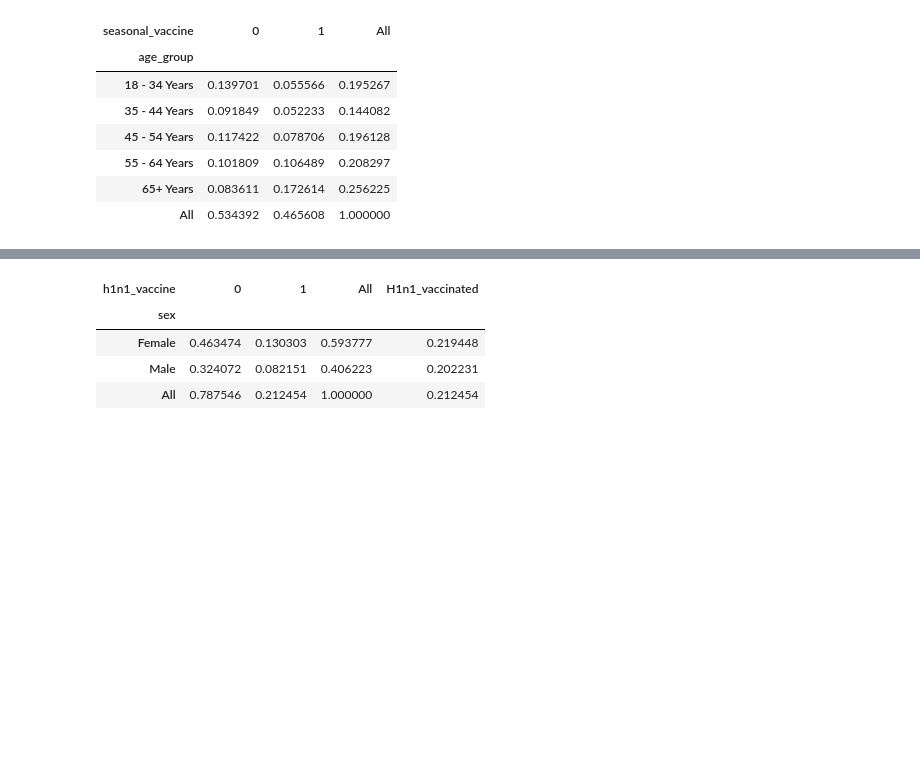
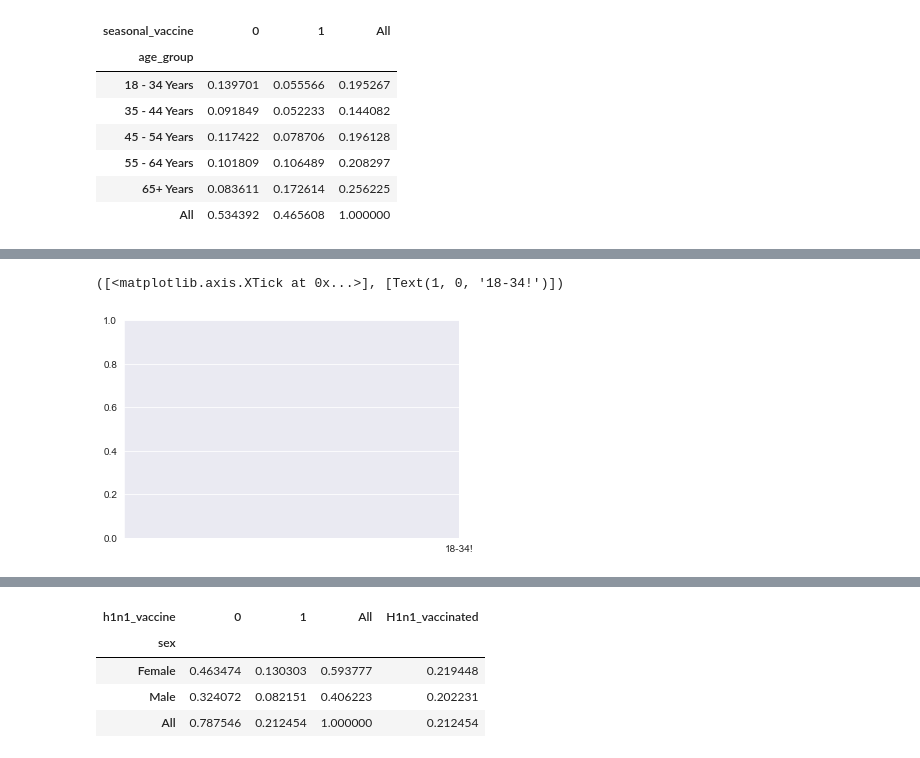
Before and after one commit to moscatena/Seasonal-Flu-Vaccine-Prediction, a Jupyter notebook: Untitled.ipynb, the cells around one changed output, grey strips where cells are left out. Cells and saved outputs as stored; diff of their text form; code cells hidden in the pictures; blank space fills up the shorter version.

```diff
--- a/Untitled.ipynb
+++ b/Untitled.ipynb
@@ -240,0 +285,5 @@ Age1
+# %%
+plt.xticks([1], ['18-34!'])
+# %% [output]
+([<matplotlib.axis.XTick at 0x...>], [Text(1, 0, '18-34!')])
+[figure, added]
```
Also changed, not shown: parts of 10 cells of this notebook, 1 other file.
